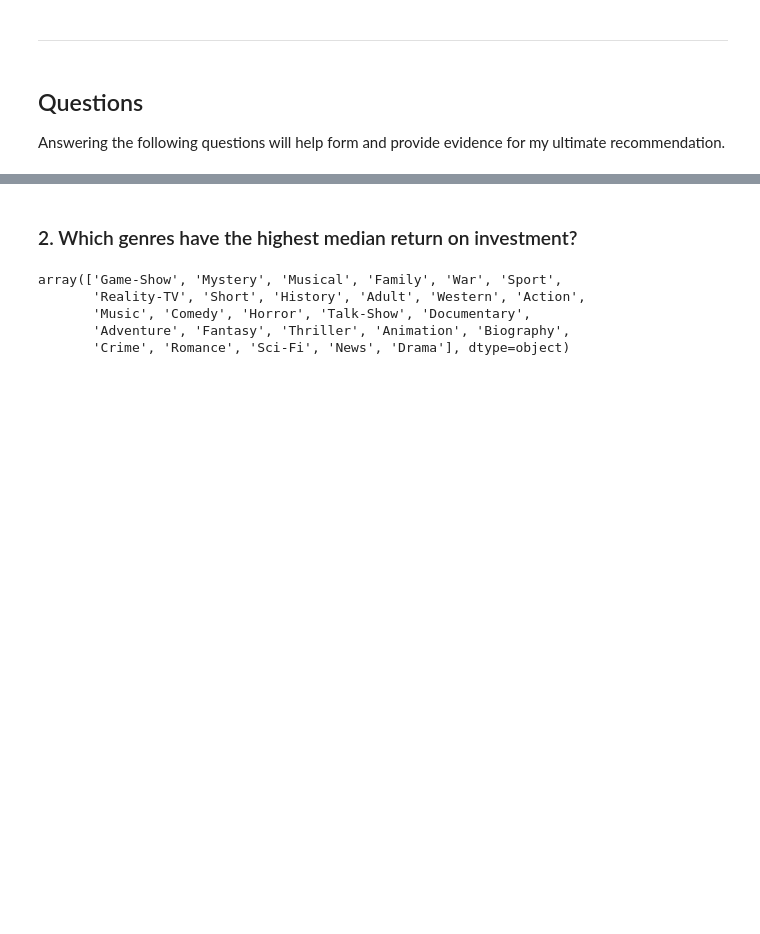
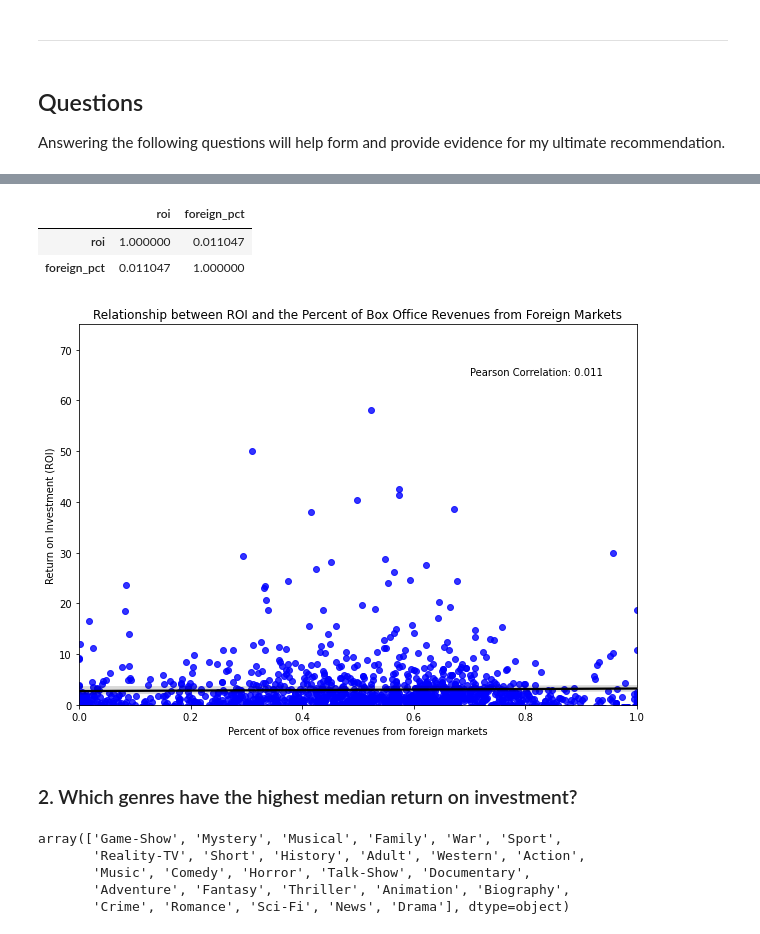
Before and after one commit to tjkyner/flatiron-ds-phase-1-project, a Jupyter notebook: notebooks/analysis.ipynb, the cells around one changed output, grey strips where cells are left out. Cells and saved outputs as stored; diff of their text form; code cells hidden in the pictures; blank space fills up the shorter version.

```diff
--- a/notebooks/analysis.ipynb
+++ b/notebooks/analysis.ipynb
@@ -31,0 +33,6 @@ Answering the following questions will help form and provide evidence for my ult
+# %%
+# Adding columns for ROI and the percent of total revenue that came from foreign box offices
+df_foreign = df_merged_final.dropna().copy()
+df_foreign['roi'] = (df_foreign['worldwide_gross'] / df_foreign['production_budget']) - 1
+df_foreign['foreign_pct'] = df_foreign['foreign_gross'] / df_foreign['worldwide_gross']
+df_foreign.head(3)
@@ -32,3 +45,29 @@ Answering the following questions will help form and provide evidence for my ult
+# %%
+# Previewing the correlation between the two newly added columns
+df_foreign[['roi', 'foreign_pct']].corr()
+# %% [output]
+|  | roi | foreign_pct |
+| roi | 1.000000 | 0.011047 |
+| foreign_pct | 0.011047 | 1.000000 |
+# %%
+fig, ax = plt.subplots(figsize=(10, 7))
+
+# Styling
+ax.set_title('Relationship between ROI and the Percent of Box Office Revenues from Foreign Markets')
+ax.set_ylabel('Return on Investment (ROI)')
+ax.set_xlabel('Percent of box office revenues from foreign markets')
+ax.set_ylim(0, 75)
+ax.text(0.70, 65, f"Pearson Correlation: {round(df_foreign[['roi', 'foreign_pct']].corr().iloc[0, 1], 3)}")
+
+# Plotting
+sns.regplot(
+    x=df_foreign['foreign_pct'].values,
+    y=df_foreign['roi'].values,
+    scatter_kws={'color': 'blue'},
+    line_kws={'color': 'black'}
+);
+# %% [output]
+[figure, added]
 # %% [markdown]
 ### 2. Which genres have the highest median return on investment?
 # %%
```
Also changed, not shown: parts of 3 cells of this notebook.
